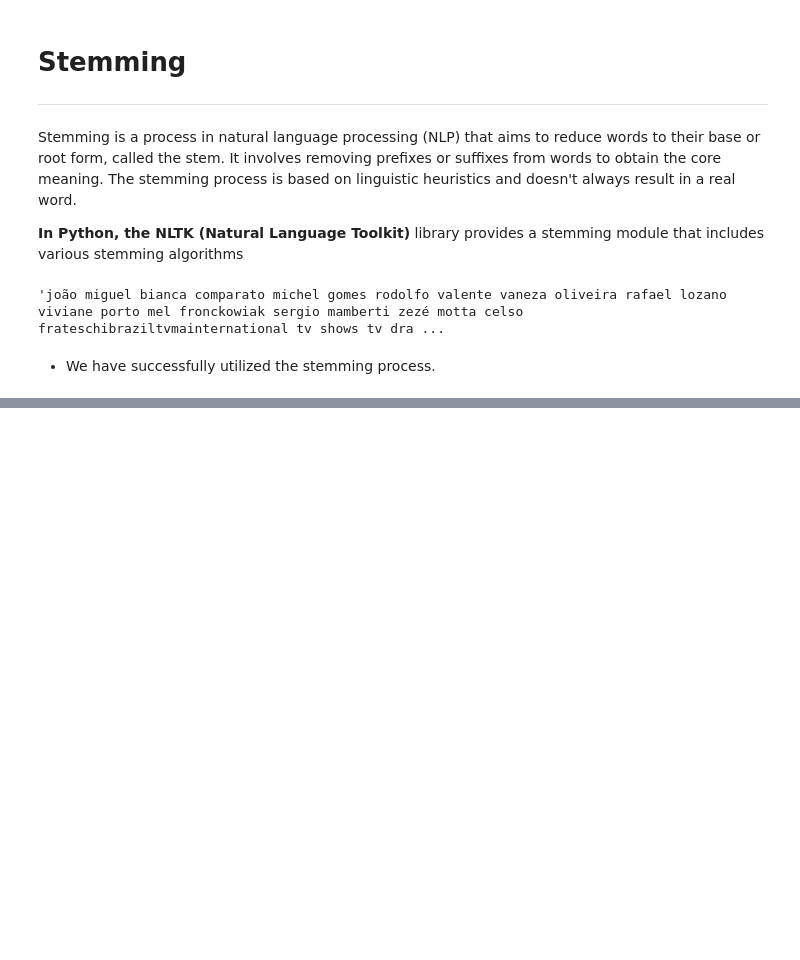
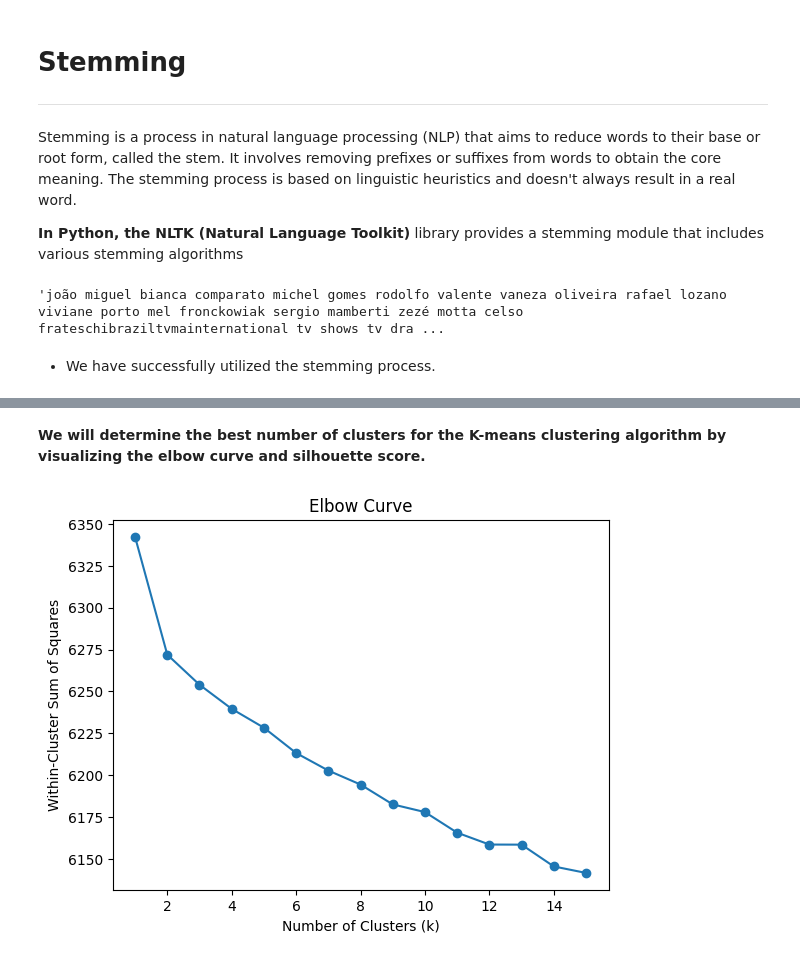
Before and after one commit to kanakpriyatiwari/Netflix-And-TV-Show-Clustering, a Jupyter notebook: Netflix_And_TV_Show_Clustering_.ipynb, the cells around one changed output, grey strips where cells are left out. Drawn from its saved outputs; the diff is of its cells as text; code cells hidden in the pictures; blank space fills up the shorter version.

```diff
--- a/Netflix_And_TV_Show_Clustering_.ipynb
+++ b/Netflix_And_TV_Show_Clustering_.ipynb
@@ -806,0 +914,4 @@ Netflix_df['TEXT_data'][0]
+# %%
+# reducing the dimensions to 3000 using pca
+pca = PCA(n_components=3000, random_state=42)
+pca.fit(vector)
@@ -806,0 +920,6 @@ Netflix_df['TEXT_data'][0]
+# %%
+# transformed features
+X = pca.transform(vector)
+
+# shape of transformed vectors
+X.shape
@@ -806,0 +935,25 @@ Netflix_df['TEXT_data'][0]
+# %% [markdown]
+**We will determine the best number of clusters for the K-means clustering algorithm by visualizing the elbow curve and silhouette score.**
+# %%
+from sklearn.cluster import KMeans
+from sklearn.metrics import pairwise_distances
+
+# Elbow method to find the optimal value of K
+# Define the range of number of clusters to try
+k_values = range(1, 16)
+
+# Calculate the within-cluster sum of squares (inertia) for different k values
+inertias = []
+for k in k_values:
+    kmeans = KMeans(n_clusters=k, random_state=42)
+    kmeans.fit(X)
+    inertias.append(kmeans.inertia_)
+
+# Plot the elbow curve
+plt.plot(k_values, inertias, marker='o')
+plt.title('Elbow Curve')
+plt.xlabel('Number of Clusters (k)')
+plt.ylabel('Within-Cluster Sum of Squares')
+plt.show()
+# %% [output]
+[figure, added]
```
Also changed, not shown: parts of 29 cells of this notebook.
